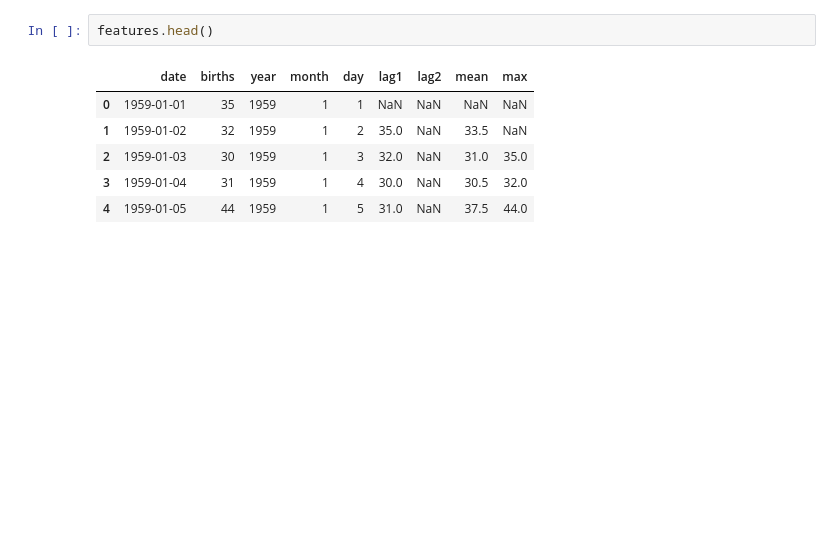
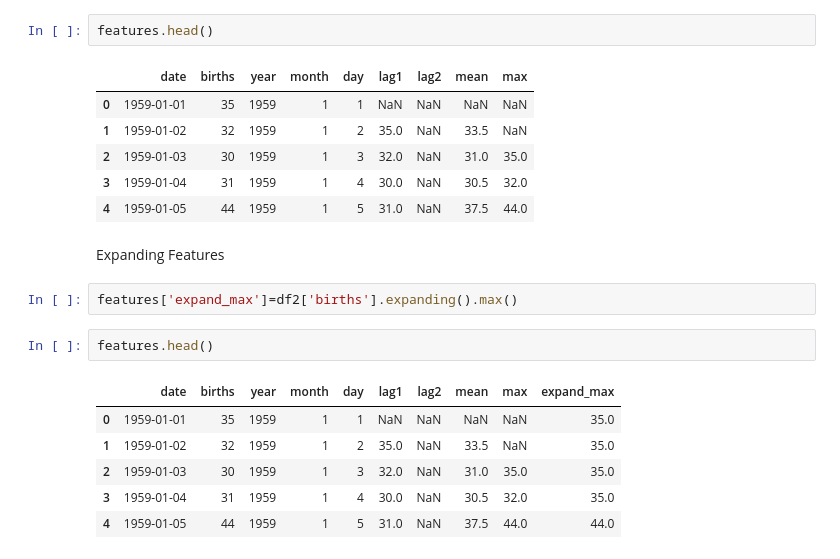
Before and after one commit to anmol0720/Time-Series-Forcasting, a Jupyter notebook: Copy_of_TensorFlow_with_GPU.ipynb, the cells around one changed output. Saved outputs shown, nothing was run; the diff lists cells and outputs as text; blank space fills up the shorter version.

Commit message:
Expanding Features

```diff
--- a/Copy_of_TensorFlow_with_GPU.ipynb
+++ b/Copy_of_TensorFlow_with_GPU.ipynb
@@ -398,3 +398,16 @@ features.head()
 | 2 | 1959-01-03 | 30 | 1959 | 1 | 3 | 32.0 | NaN | 31.0 | 35.0 |
 | 3 | 1959-01-04 | 31 | 1959 | 1 | 4 | 30.0 | NaN | 30.5 | 32.0 |
 | 4 | 1959-01-05 | 44 | 1959 | 1 | 5 | 31.0 | NaN | 37.5 | 44.0 |
+# %% [markdown]
+Expanding Features
+# %%
+features['expand_max']=df2['births'].expanding().max()
+# %%
+features.head()
+# %% [output]
+|  | date | births | year | month | day | lag1 | lag2 | mean | max | expand_max |
+| 0 | 1959-01-01 | 35 | 1959 | 1 | 1 | NaN | NaN | NaN | NaN | 35.0 |
+| 1 | 1959-01-02 | 32 | 1959 | 1 | 2 | 35.0 | NaN | 33.5 | NaN | 35.0 |
+| 2 | 1959-01-03 | 30 | 1959 | 1 | 3 | 32.0 | NaN | 31.0 | 35.0 | 35.0 |
+| 3 | 1959-01-04 | 31 | 1959 | 1 | 4 | 30.0 | NaN | 30.5 | 32.0 | 35.0 |
+| 4 | 1959-01-05 | 44 | 1959 | 1 | 5 | 31.0 | NaN | 37.5 | 44.0 | 44.0 |
```
